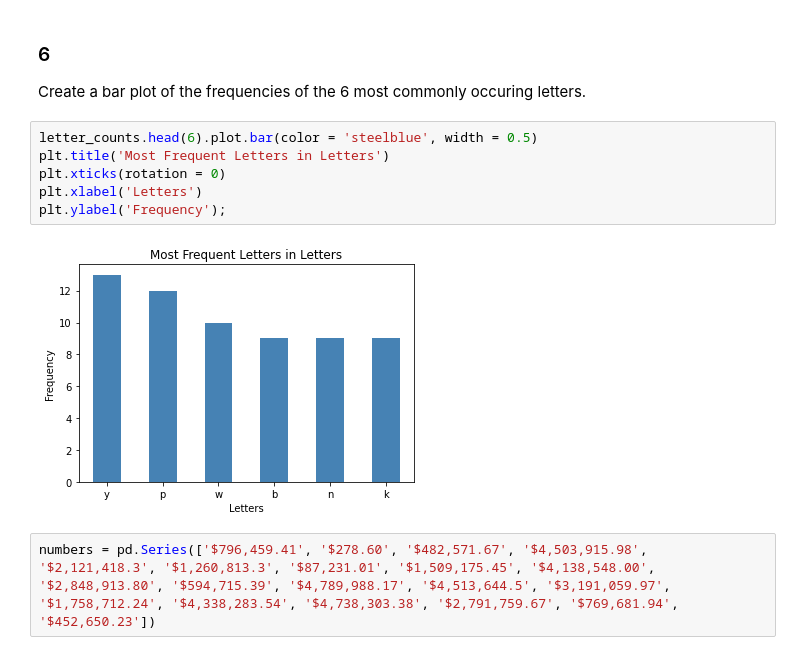
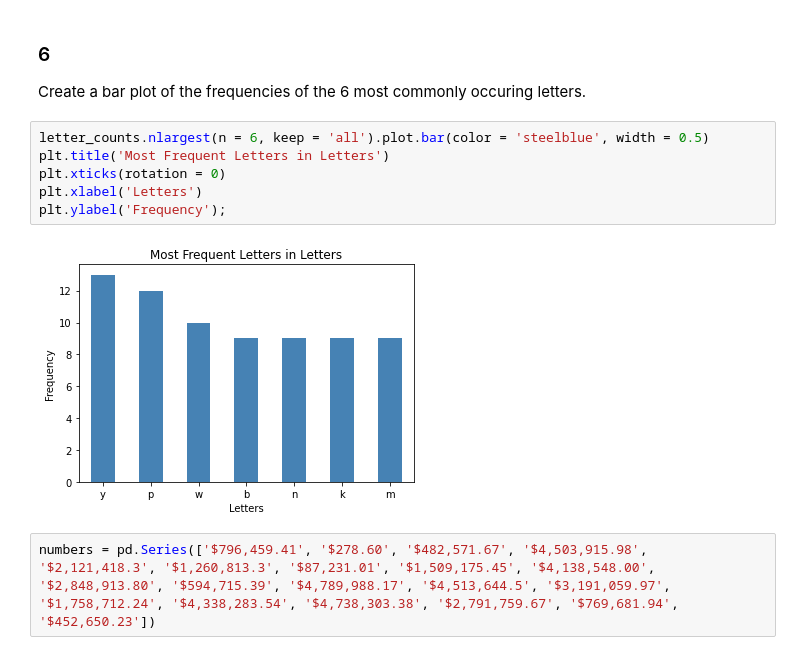
Before and after one commit to alegarcia-dev/numpy-pandas-visualization-exercises, a Jupyter notebook: pandas_series.ipynb, the cells around one changed output. Drawn from its saved outputs; the diff is of its cells as text.

```diff
--- a/pandas_series.ipynb
+++ b/pandas_series.ipynb
@@ -335,13 +368,13 @@ Length: 200, dtype: object
 ### 6
 Create a bar plot of the frequencies of the 6 most commonly occuring letters.
 # %%
-letter_counts.head(6).plot.bar(color = 'steelblue', width = 0.5)
+letter_counts.nlargest(n = 6, keep = 'all').plot.bar(color = 'steelblue', width = 0.5)
 plt.title('Most Frequent Letters in Letters')
 plt.xticks(rotation = 0)
 plt.xlabel('Letters')
 plt.ylabel('Frequency');
 # %% [output]
-[figure, old version]
+[figure, new version]
 # %%
 numbers = pd.Series(['$796,459.41', '$278.60', '$482,571.67', '$4,503,915.98', '$2,121,418.3', '$1,260,813.3', '$87,231.01', '$1,509,175.45', '$4,138,548.00', '$2,848,913.80', '$594,715.39', '$4,789,988.17', '$4,513,644.5', '$3,191,059.97', '$1,758,712.24', '$4,338,283.54', '$4,738,303.38', '$2,791,759.67', '$769,681.94', '$452,650.23'])
 # %% [markdown]
```
Also changed, not shown: parts of 10 cells of this notebook.
